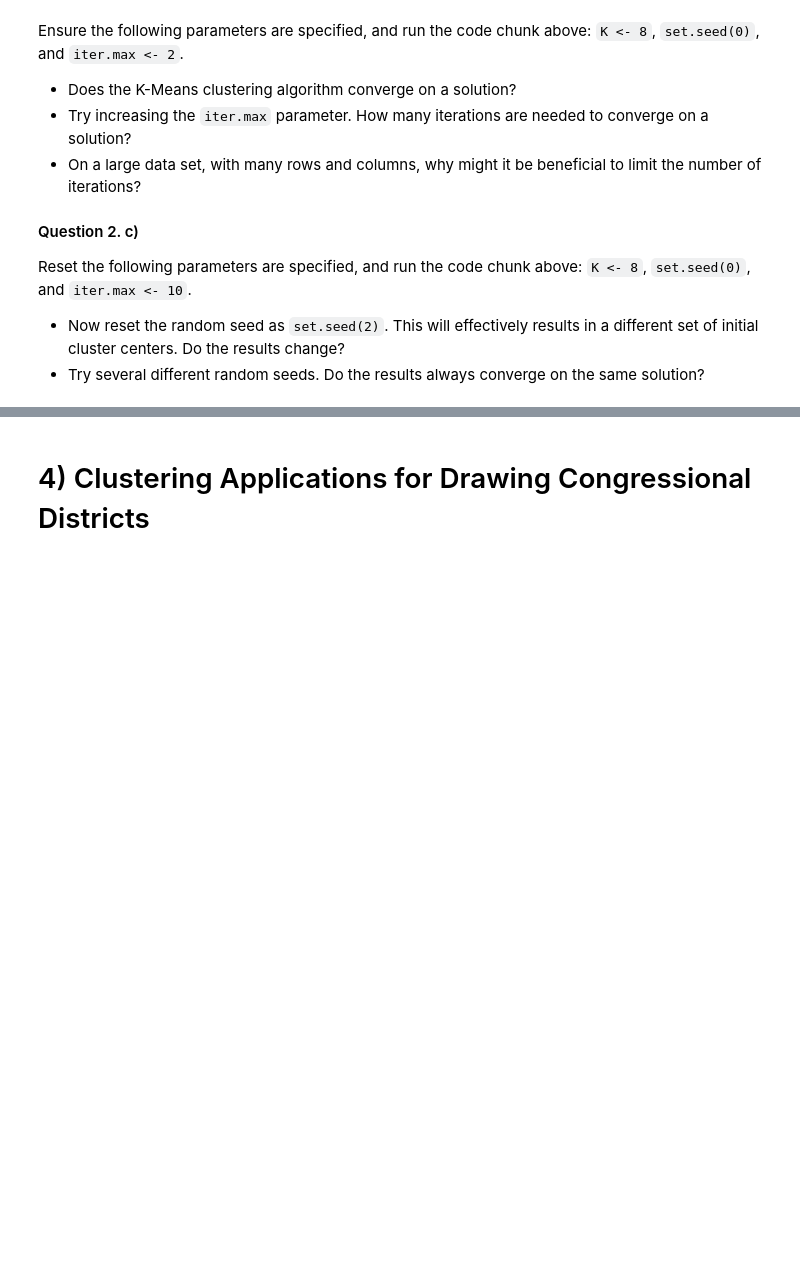
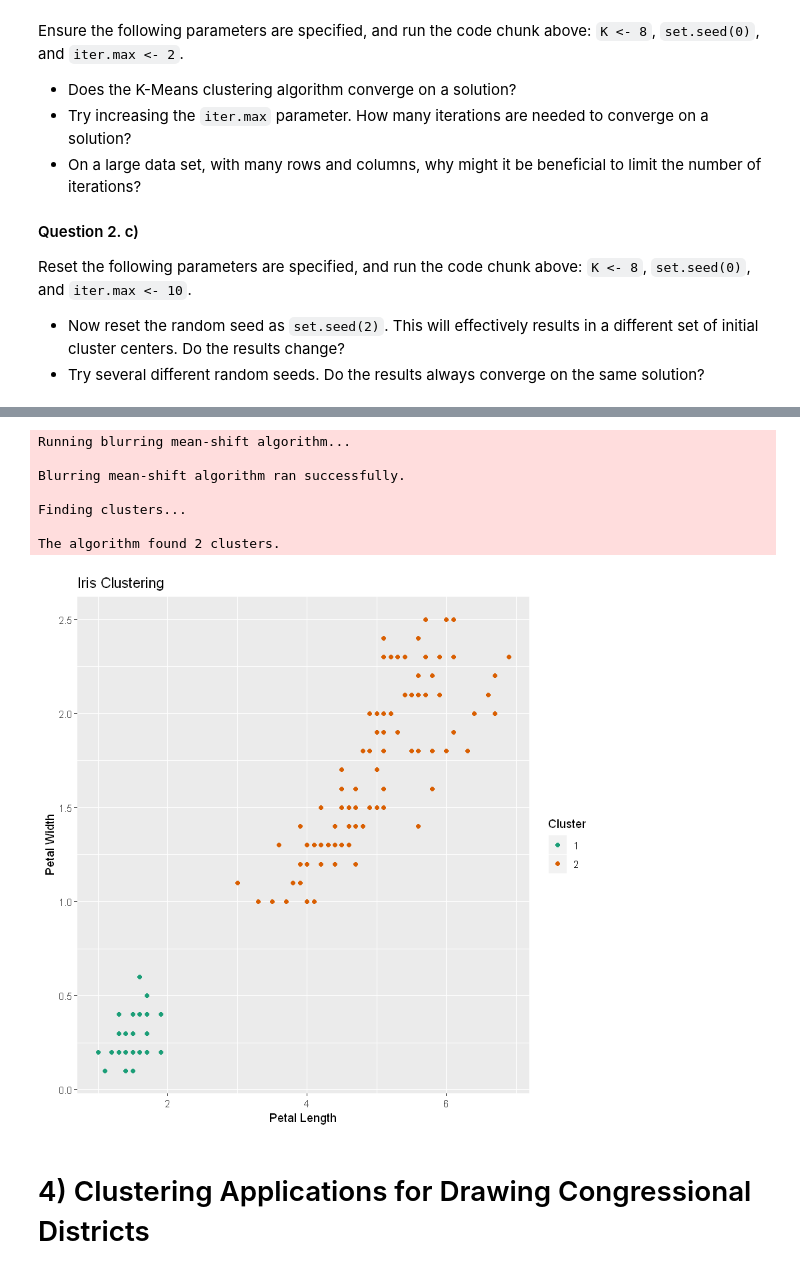
Before and after one commit to rmilanowski/ME532, a Jupyter notebook: ClusteringCongressionalDistricts4.ipynb, the cells around one changed output, grey strips where cells are left out. Drawn from its saved outputs; the diff is of its cells as text; code cells hidden in the pictures; blank space fills up the shorter version.

Commit message:
Added Meanshift to Iris data

```diff
--- a/ClusteringCongressionalDistricts4.ipynb
+++ b/ClusteringCongressionalDistricts4.ipynb
@@ -119,3 +474,37 @@ Reset the following parameters are specified, and run the code chunk above: `K <
+# %%
+# Set Parameters
+X <- t(TestData)  #The data requires a data set with the points in each column
+h <- .8 # the bandwidth parameter
+kernel <- "epanechnikovKernel" # The kernal can be "epanechnikovKernel", "cubicKernel", "gaussianKernel", "exponentialKernel"
+tol.stop <- 1e-6    # Stop tolerance
+tol.epsilon <- 1e-04  # Eplison tolerance
+max.iter <- 100  # Maximum number of meanshift iterations
+
+# Apply MeanShift Clustering
+clust_ms <- bmsClustering(X = X,
+                         h=h,
+                         kernel = kernel,
+                         tol.stop = tol.stop,
+                         tol.epsilon = tol.epsilon,
+                         max.iter = max.iter)
+
+PlotTestDataMS <- iris
+PlotTestDataMS$cluster <- as.factor(clust_ms$labels)
+
+ggplot(PlotTestDataMS) +
+    geom_point(aes(x = Petal.Length, y = Petal.Width, color = cluster)) +
+    labs(x = "Petal Length", y = "Petal Width", title = "Iris Clustering",
+         color = "Cluster") +
+    scale_color_brewer(palette = "Dark2")
+# %% [output]
+Running blurring mean-shift algorithm...
+
+Blurring mean-shift algorithm ran successfully.
+
+Finding clusters...
+
+The algorithm found 2 clusters.
+[figure, added]
 # %% [markdown]
 # 4) Clustering Applications for Drawing Congressional Districts
 # %% [markdown]
```
Also changed, not shown: parts of 14 cells of this notebook.
